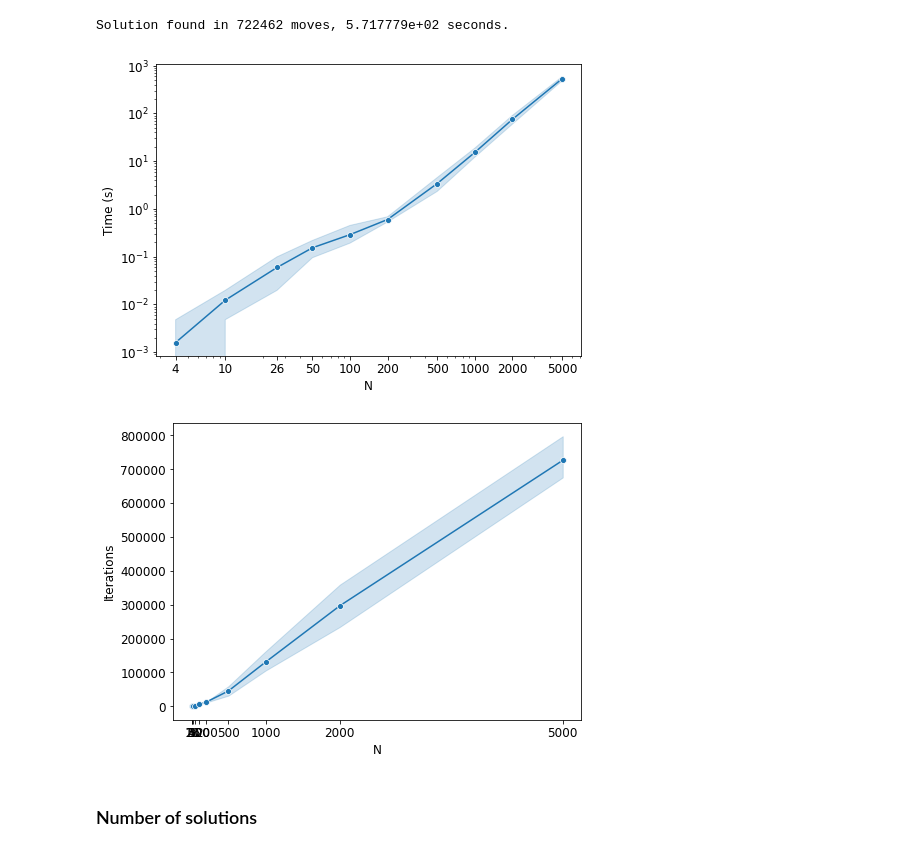
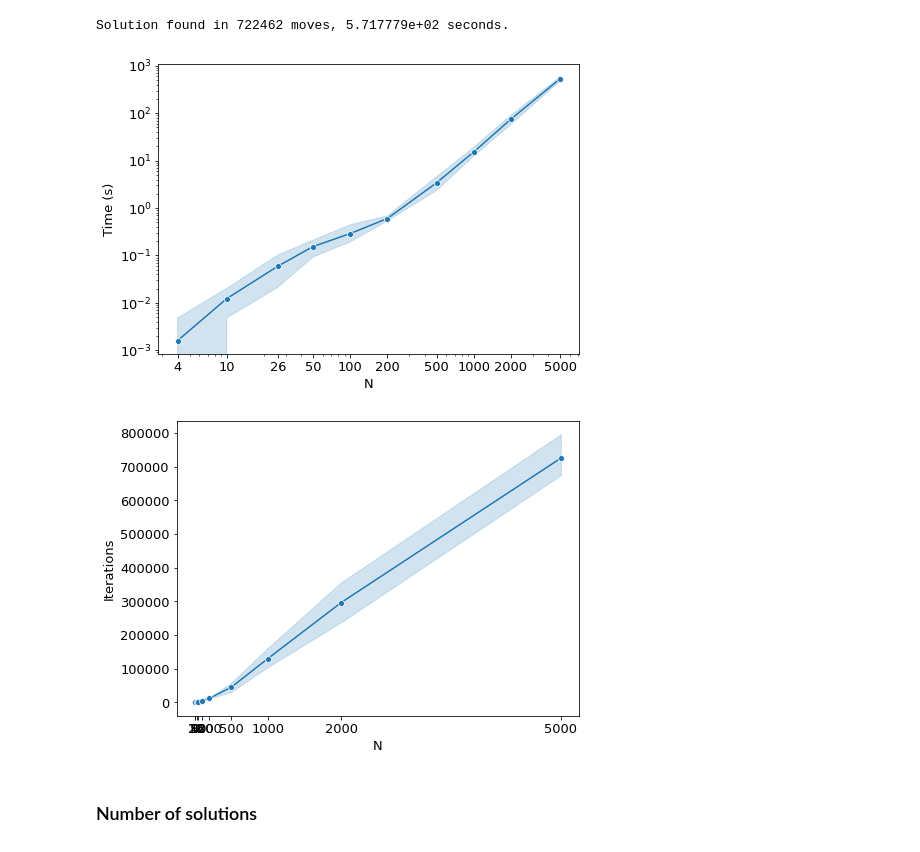
Before and after one commit to frasalvi/n_queens_mcmc, a Jupyter notebook: plots.ipynb, the cells around one changed output. Saved outputs shown, nothing was run; the diff lists cells and outputs as text; code cells hidden in the pictures.

```diff
--- a/plots.ipynb
+++ b/plots.ipynb
@@ -53,7 +53,7 @@ N_arr = [4, 10, 26, 50, 100, 200, 500, 1000, 2000, 5000]
 t_df = pd.read_csv("data/times.csv")
 iters_df = pd.read_csv("data/iters.csv")
 # %%
-plt.rcParams.update({"font.size": 12})
+plt.rcParams.update({"font.size": 13})
 plt.figure(figsize=(7, 5))
 sns.lineplot(x="N", y="time", data=t_df, marker="o")
 
@@ -66,22 +66,22 @@ plt.tight_layout()
 plt.savefig("figures/times.pdf")
 plt.show()
 # %% [output]
-[figure, old version]
+[figure, new version]
 # %%
-plt.rcParams.update({"font.size": 12})
+plt.rcParams.update({"font.size": 13})
 plt.figure(figsize=(7, 5))
 sns.lineplot(x="N", y="iters", data=iters_df, marker="o")
 
 # plt.xscale("log")
 # plt.yscale("log")
 plt.xlabel("N")
 plt.ylabel("Iterations")
 plt.xticks(N_arr, N_arr)
 plt.tight_layout()
 plt.savefig("figures/iters.pdf")
 plt.show()
 # %% [output]
-[figure, old version]
+[figure, new version]
 # %% [markdown]
 ### Number of solutions
 # %%
```
Also changed, not shown: parts of 2 cells of this notebook, 5 other files.
